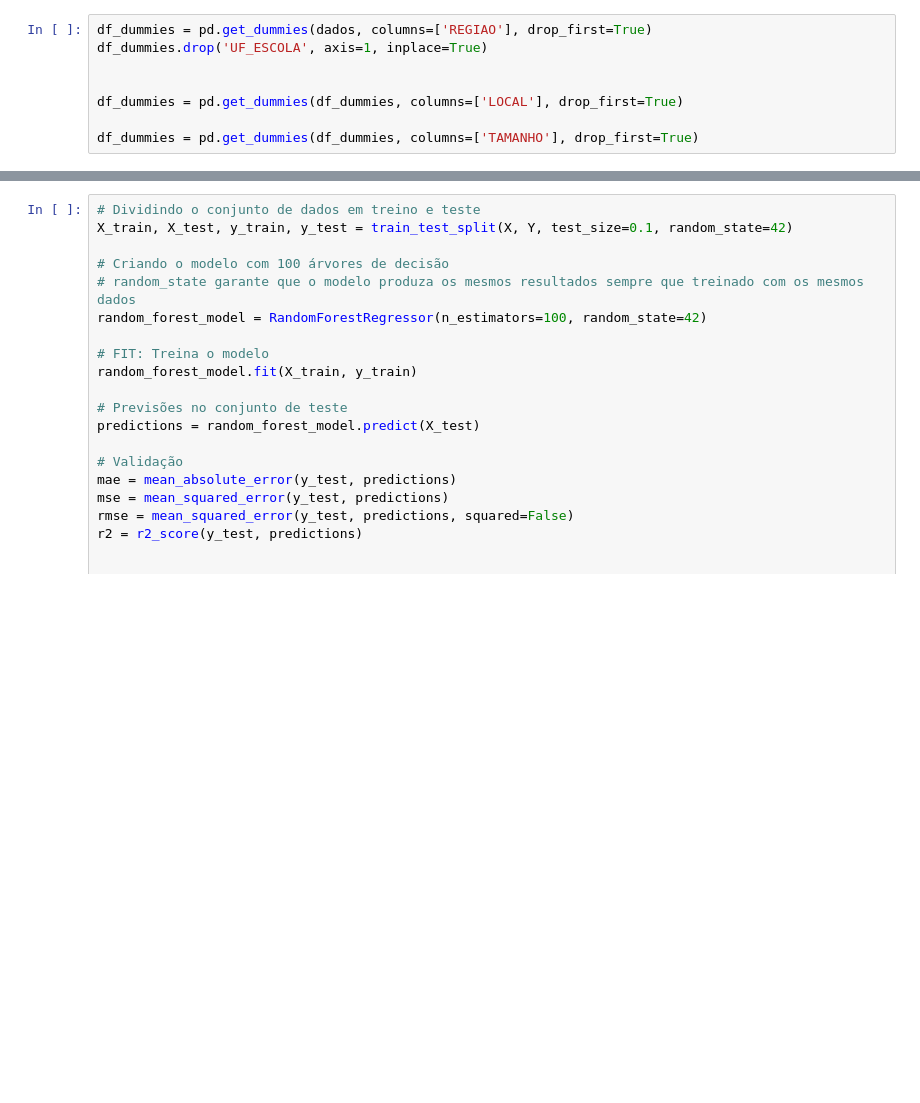
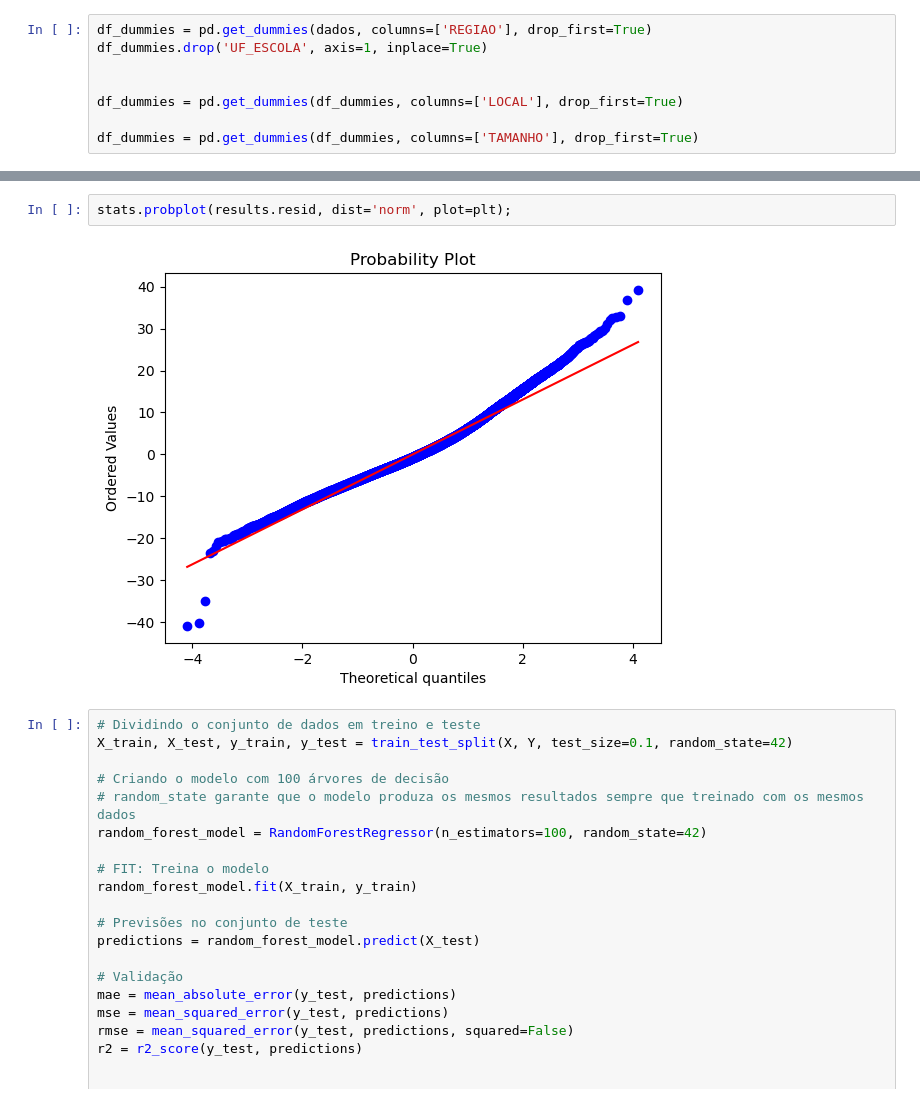
Before and after one commit to LuanaPLGuimaraes/Grupo12A_Projeto2_CDados, a Jupyter notebook: mineracao.ipynb, the cells around one changed output, grey strips where cells are left out. Cells and saved outputs as stored; diff of their text form; blank space fills up the shorter version.

Commit message:
probplot

```diff
--- a/mineracao.ipynb
+++ b/mineracao.ipynb
@@ -432,3 +468,7 @@ strong multicollinearity or other numerical problems.
+# %%
+stats.probplot(results.resid, dist='norm', plot=plt);
+# %% [output]
+[figure, added]
 # %%
 # Dividindo o conjunto de dados em treino e teste
 X_train, X_test, y_train, y_test = train_test_split(X, Y, test_size=0.1, random_state=42)
```
Also changed, not shown: parts of 5 cells of this notebook.
